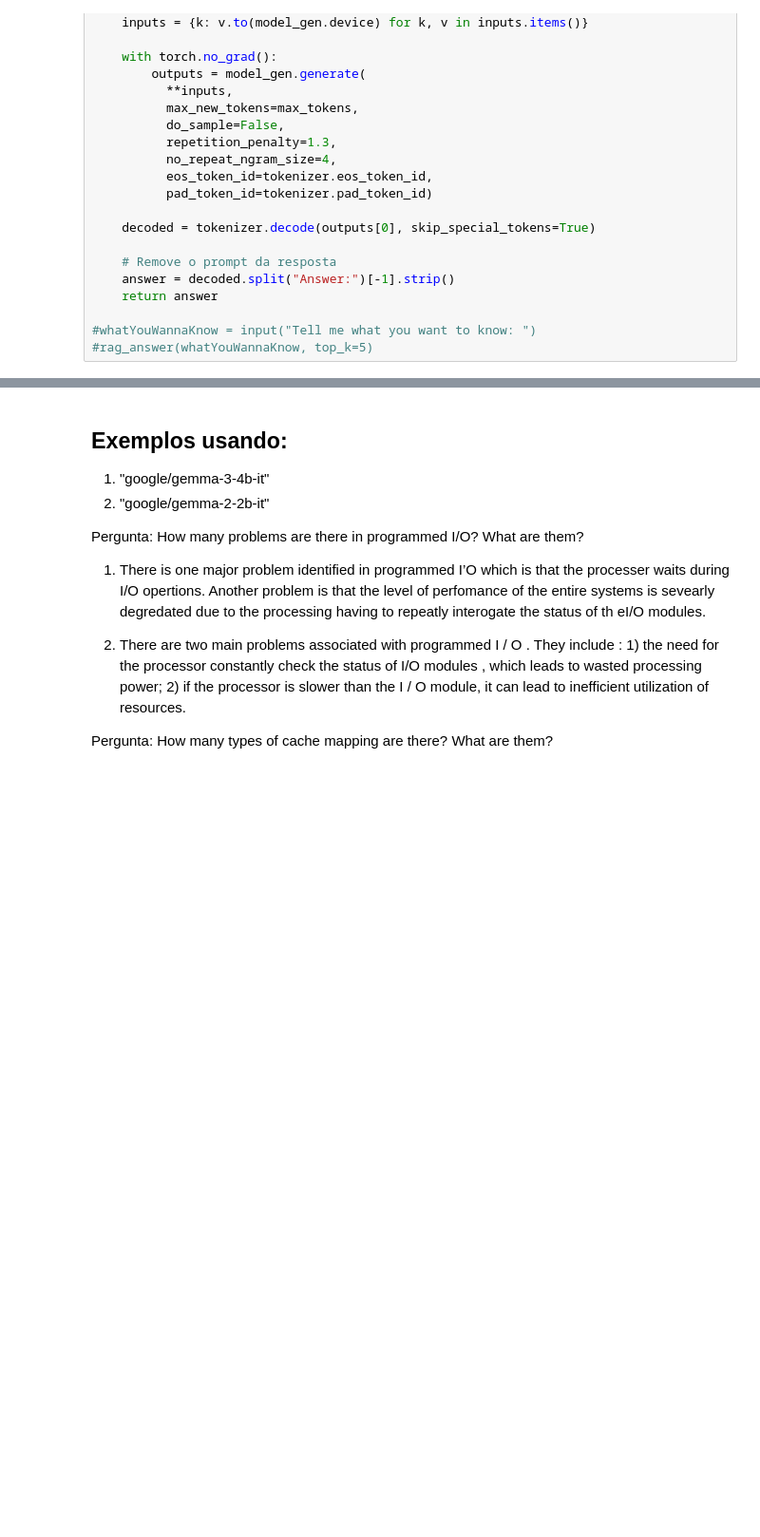
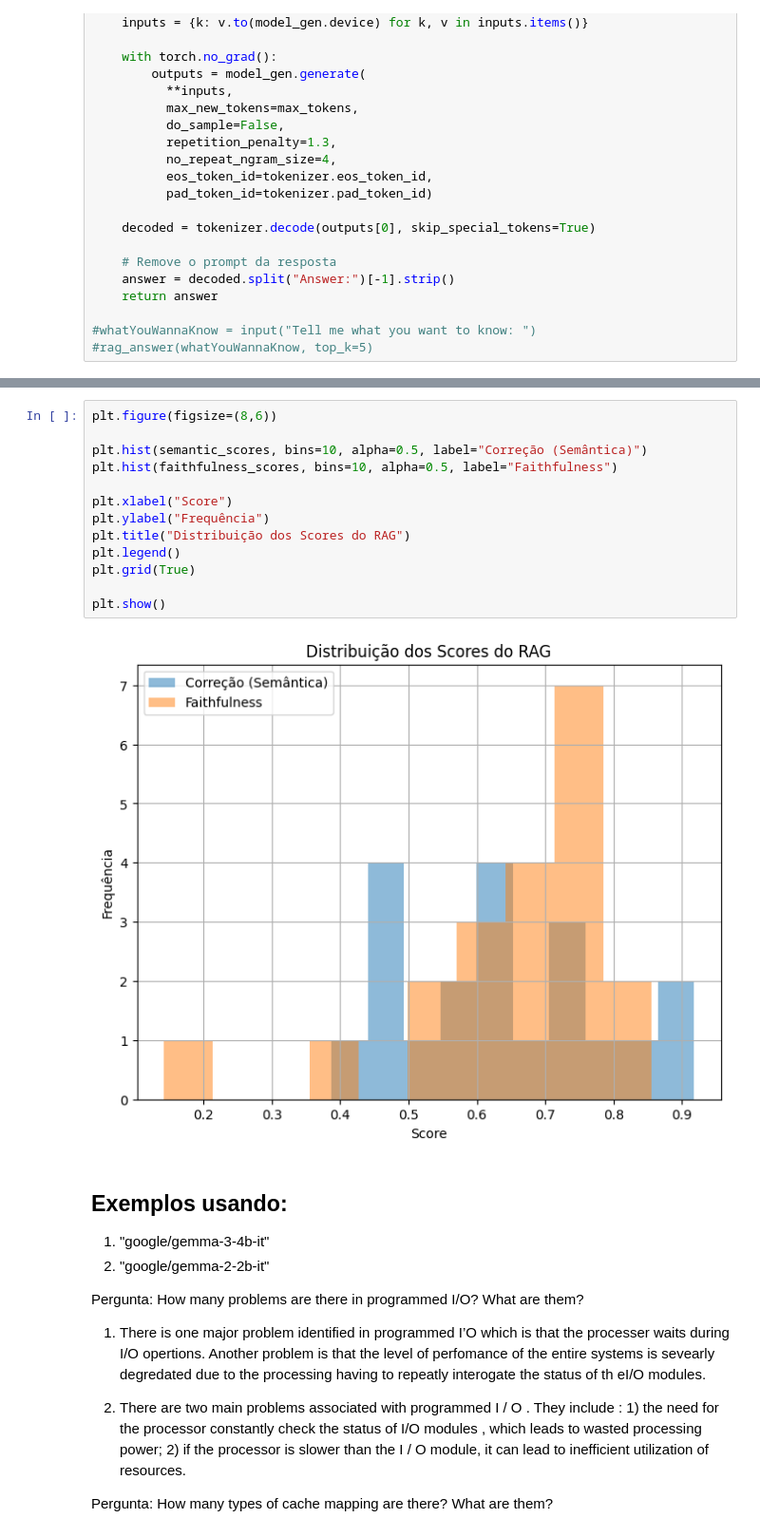
Before and after one commit to lucasleao03/GSI073---Topicos-Especiais-de-Inteligencia-Artificial-LLMs-Large-Language-Models-, a Jupyter notebook: ProjetoFinalRagAOC.ipynb, the cells around one changed output, grey strips where cells are left out. Shown at 95% size. Saved outputs shown, nothing was run; the diff lists cells and outputs as text; blank space fills up the shorter version.

```diff
--- a/ProjetoFinalRagAOC.ipynb
+++ b/ProjetoFinalRagAOC.ipynb
@@ -417,3 +406,18 @@ plt.show()
+# %%
+plt.figure(figsize=(8,6))
+
+plt.hist(semantic_scores, bins=10, alpha=0.5, label="Correção (Semântica)")
+plt.hist(faithfulness_scores, bins=10, alpha=0.5, label="Faithfulness")
+
+plt.xlabel("Score")
+plt.ylabel("Frequência")
+plt.title("Distribuição dos Scores do RAG")
+plt.legend()
+plt.grid(True)
+
+plt.show()
+# %% [output]
+[figure, added]
 # %% [markdown]
 ## Exemplos usando:
 1. "google/gemma-3-4b-it"
```
Also changed, not shown: parts of 17 cells of this notebook.
